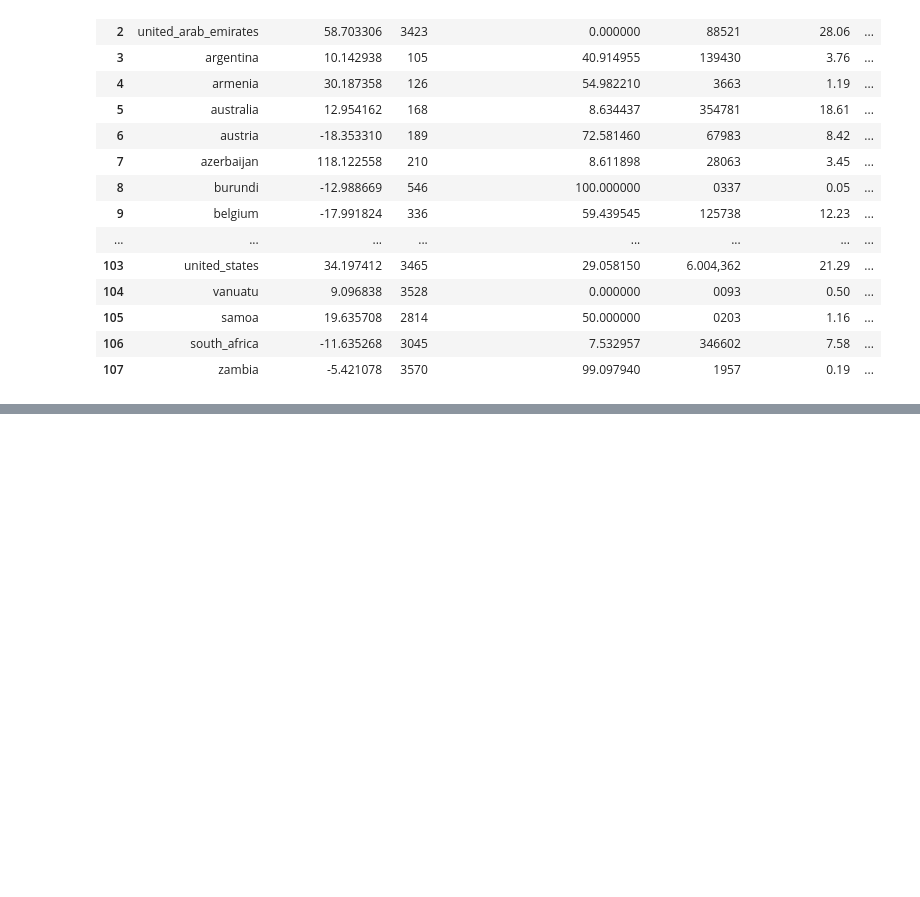
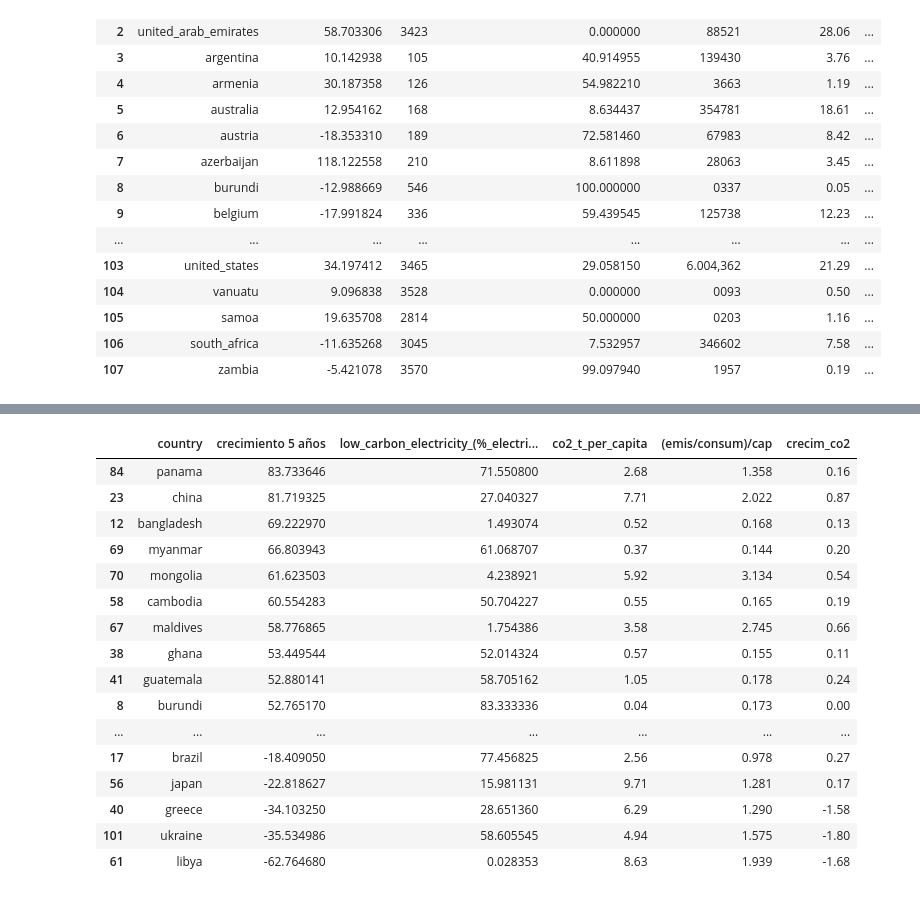
Before and after one commit to Gbau11/Proyecto, a Jupyter notebook: Groups.ipynb, the cells around one changed output, grey strips where cells are left out. Cells and saved outputs as stored; diff of their text form; code cells hidden in the pictures; blank space fills up the shorter version.

```diff
--- a/Groups.ipynb
+++ b/Groups.ipynb
@@ -1084,0 +1155,20 @@ df__2000
+# %%
+df__2015_cre_co2_tabla=df__2015_cre_co2.sort_values(by='crecimiento 5 años',ascending=False)
+# %% [output]
+|  | country | crecimiento 5 años | low_carbon_electricity_(%_electri... | co2_t_per_capita | (emis/consum)/cap | crecim_co2 |
+| 84 | panama | 83.733646 | 71.550800 | 2.68 | 1.358 | 0.16 |
+| 23 | china | 81.719325 | 27.040327 | 7.71 | 2.022 | 0.87 |
+| 12 | bangladesh | 69.222970 | 1.493074 | 0.52 | 0.168 | 0.13 |
+| 69 | myanmar | 66.803943 | 61.068707 | 0.37 | 0.144 | 0.20 |
+| 70 | mongolia | 61.623503 | 4.238921 | 5.92 | 3.134 | 0.54 |
+| 58 | cambodia | 60.554283 | 50.704227 | 0.55 | 0.165 | 0.19 |
+| 67 | maldives | 58.776865 | 1.754386 | 3.58 | 2.745 | 0.66 |
+| 38 | ghana | 53.449544 | 52.014324 | 0.57 | 0.155 | 0.11 |
+| 41 | guatemala | 52.880141 | 58.705162 | 1.05 | 0.178 | 0.24 |
+| 8 | burundi | 52.765170 | 83.333336 | 0.04 | 0.173 | 0.00 |
+| ... | ... | ... | ... | ... | ... | ... |
+| 17 | brazil | -18.409050 | 77.456825 | 2.56 | 0.978 | 0.27 |
+| 56 | japan | -22.818627 | 15.981131 | 9.71 | 1.281 | 0.17 |
+| 40 | greece | -34.103250 | 28.651360 | 6.29 | 1.290 | -1.58 |
+| 101 | ukraine | -35.534986 | 58.605545 | 4.94 | 1.575 | -1.80 |
+| 61 | libya | -62.764680 | 0.028353 | 8.63 | 1.939 | -1.68 |
```
Also changed, not shown: parts of 18 cells of this notebook.
